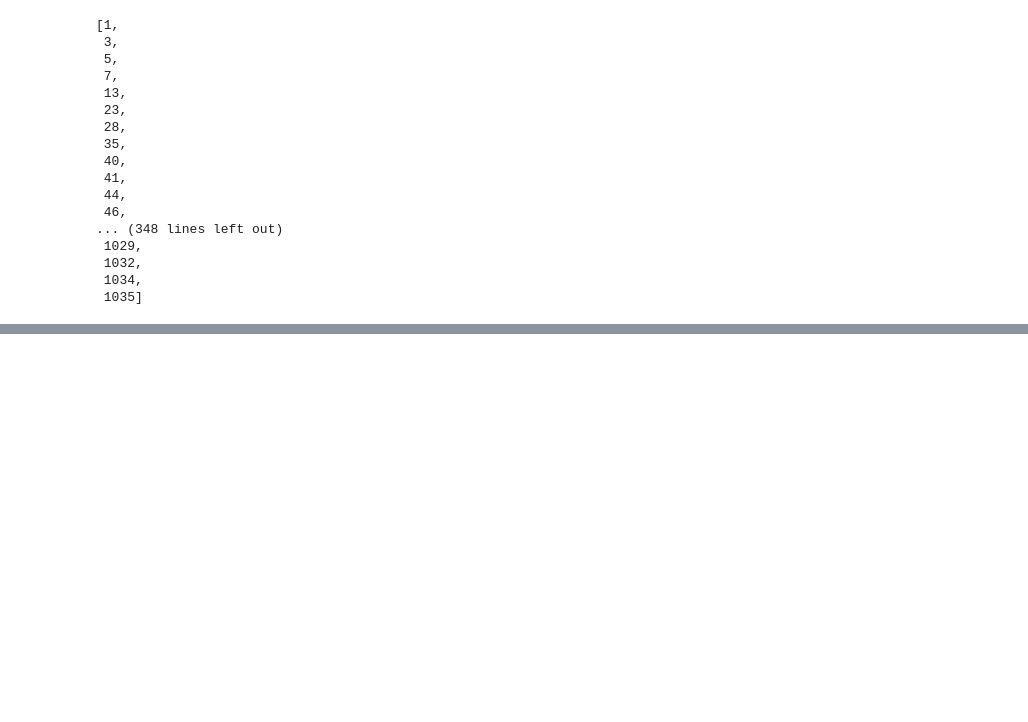
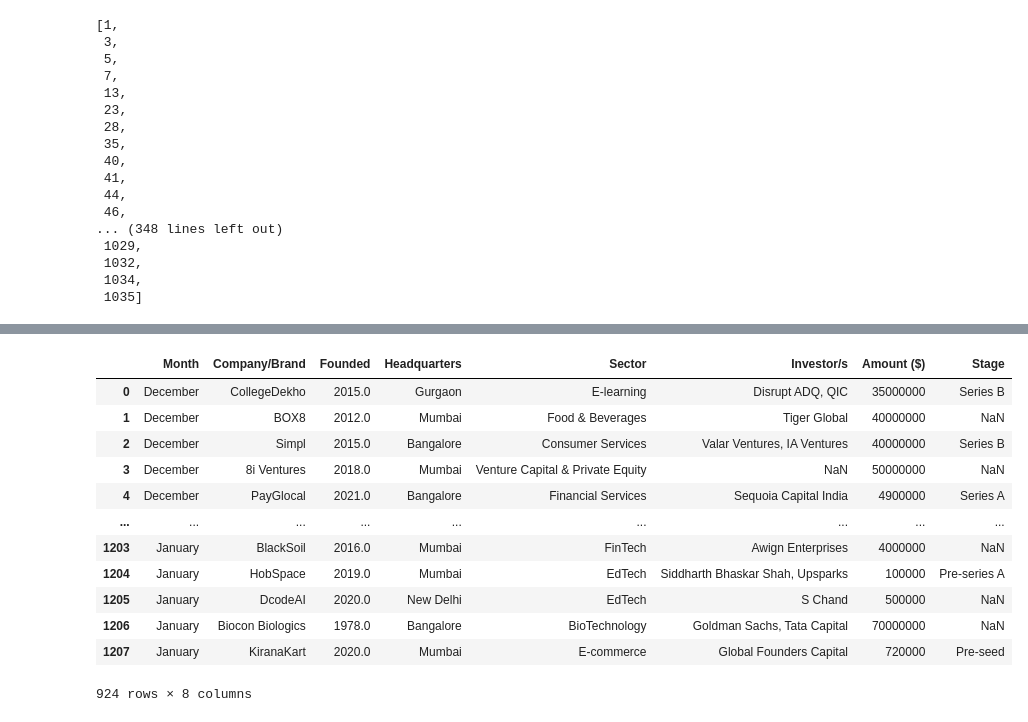
Before and after one commit to Jusharry/Team_9_Final_Project, a Jupyter notebook: India_startups.ipynb, the cells around one changed output, grey strips where cells are left out. Cells and saved outputs as stored; diff of their text form; code cells hidden in the pictures; blank space fills up the shorter version.

```diff
--- a/India_startups.ipynb
+++ b/India_startups.ipynb
@@ -871,0 +979,3 @@ stage[nan]
+# %%
+for y in stage['Debt']:
+    print(india_df.iloc[y][6])
@@ -871,0 +1015,2 @@ stage[nan]
+# %%
+stage = group_stages(india_df)
@@ -871,0 +1021,17 @@ stage[nan]
+# %%
+#temporarily remove nan, undisclosed and Undiclosed to get avgs
+Final_stages = ['Series B' 'Series A', 'Series C', 'Pre-series A', 'Seed', 'Pre-seed', 'Pre-series B', 'Debt', 'Bridge']
+unknown = [nan, 'Undisclosed', 'undisclosed']
+stage_copy = stage.copy()
+drop_rows = []
+for x in stage_copy.keys():
+    for y in stage_copy[x]:
+        amount = india_df.iloc[y][6]
+        curr_stage = india_df.iloc[y][7]
+        if amount in unknown and curr_stage in unknown:
+            india_df.iloc[y][6] = math.nan
+            india_df.iloc[y][7] = math.nan
+            drop_rows.append(y)
+
+            #print(curr_stage)
+drop_rows
@@ -871,0 +1056,3 @@ stage[nan]
+# %%
+#drop rows where both amount and stage is nan
+india_df.drop(india_df.index[drop_rows], inplace=True)
@@ -871,0 +1078,16 @@ stage[nan]
+# %%
+india_df
+# %% [output]
+|  | Month | Company/Brand | Founded | Headquarters | Sector | Investor/s | Amount ($) | Stage |
+| 0 | December | CollegeDekho | 2015.0 | Gurgaon | E-learning | Disrupt ADQ, QIC | 35000000 | Series B |
+| 1 | December | BOX8 | 2012.0 | Mumbai | Food & Beverages | Tiger Global | 40000000 | NaN |
+| 2 | December | Simpl | 2015.0 | Bangalore | Consumer Services | Valar Ventures, IA Ventures | 40000000 | Series B |
+| 3 | December | 8i Ventures | 2018.0 | Mumbai | Venture Capital & Private Equity | NaN | 50000000 | NaN |
+| 4 | December | PayGlocal | 2021.0 | Bangalore | Financial Services | Sequoia Capital India | 4900000 | Series A |
+| ... | ... | ... | ... | ... | ... | ... | ... | ... |
+| 1203 | January | BlackSoil | 2016.0 | Mumbai | FinTech | Awign Enterprises | 4000000 | NaN |
+| 1204 | January | HobSpace | 2019.0 | Mumbai | EdTech | Siddharth Bhaskar Shah, Upsparks | 100000 | Pre-series A |
+| 1205 | January | DcodeAI | 2020.0 | New Delhi | EdTech | S Chand | 500000 | NaN |
+| 1206 | January | Biocon Biologics | 1978.0 | Bangalore | BioTechnology | Goldman Sachs, Tata Capital | 70000000 | NaN |
+| 1207 | January | KiranaKart | 2020.0 | Mumbai | E-commerce | Global Founders Capital | 720000 | Pre-seed |
+924 rows × 8 columns
```
Also changed, not shown: parts of 55 cells of this notebook.
